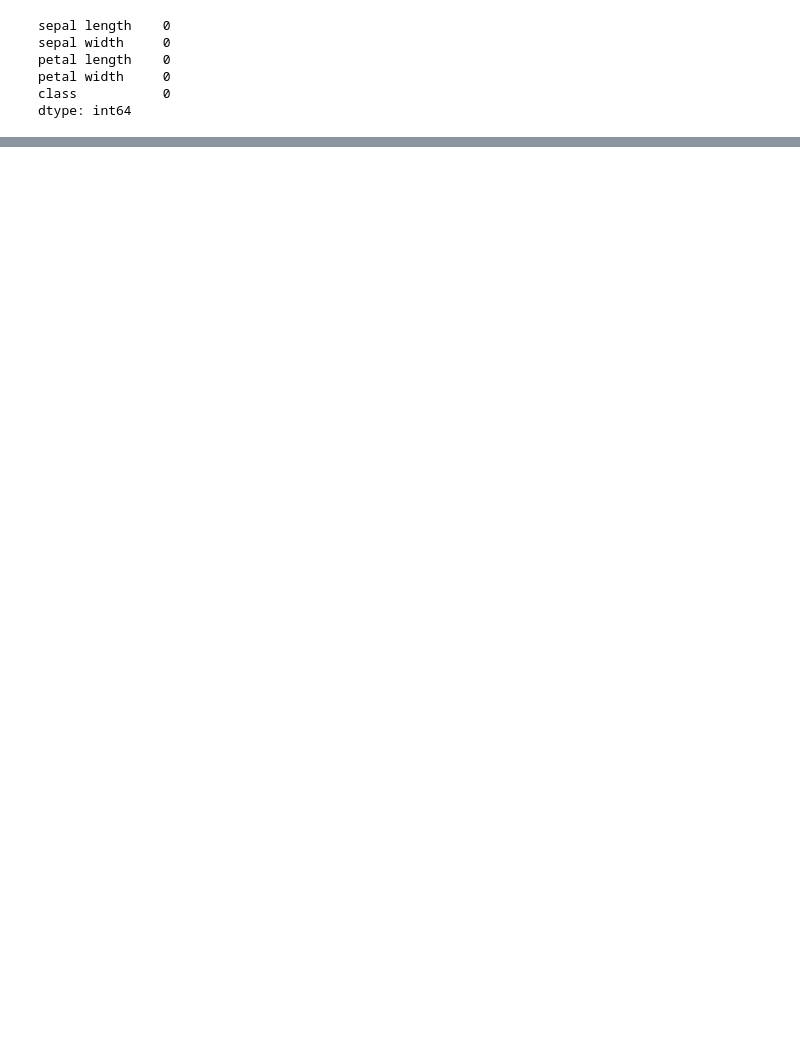
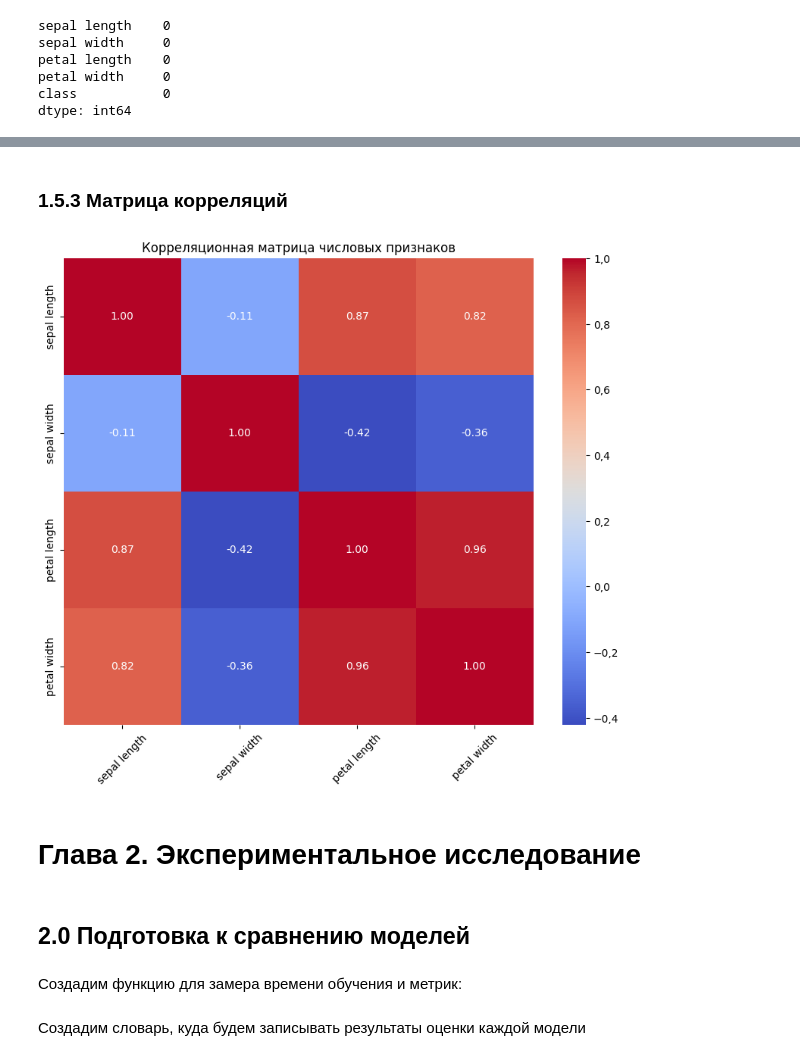
Before and after one commit to Ackrome/Course-work-TabFPN, a Jupyter notebook: work.ipynb, the cells around one changed output, grey strips where cells are left out. Saved outputs shown, nothing was run; the diff lists cells and outputs as text; code cells hidden in the pictures; blank space fills up the shorter version.

```diff
--- a/work.ipynb
+++ b/work.ipynb
@@ -679,0 +193,7 @@ results
+# %%
+from sklearn.preprocessing import StandardScaler
+
+scaler = StandardScaler()
+X = df.drop(target, axis=1)
+y = df[target]
+X_scaled = scaler.fit_transform(X)
@@ -679,0 +236,20 @@ results
+# %% [markdown]
+### 1.5.3 Матрица корреляций
+# %%
+import numpy as np
+
+plt.figure(figsize=(10, 8))
+corr_matrix = np.corrcoef(X_scaled.T)
+sns.heatmap(corr_matrix, annot=True, fmt=".2f", cmap="coolwarm")
+plt.xticks(np.arange(4)+0.5, df.columns[:-1], rotation=45)
+plt.yticks(np.arange(4)+0.5, df.columns[:-1])
+plt.title("Корреляционная матрица числовых признаков")
+plt.show()
+# %% [output]
+[figure, added]
+# %% [markdown]
+# Глава 2. Экспериментальное исследование
+# %% [markdown]
+## 2.0 Подготовка к сравнению моделей
+# %% [markdown]
+Создадим функцию для замера времени обучения и метрик:
@@ -679,0 +327,2 @@ results
+# %% [markdown]
+Создадим словарь, куда будем записывать результаты оценки каждой модели
```
Also changed, not shown: parts of 308 cells of this notebook, 10 other files.
